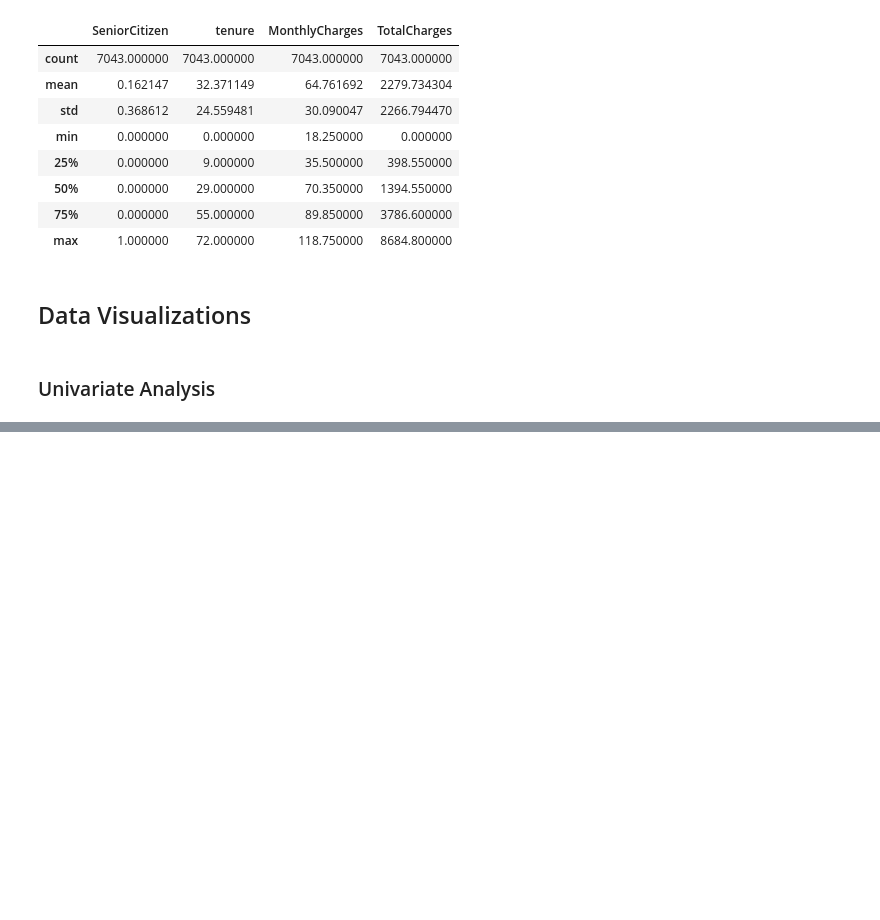
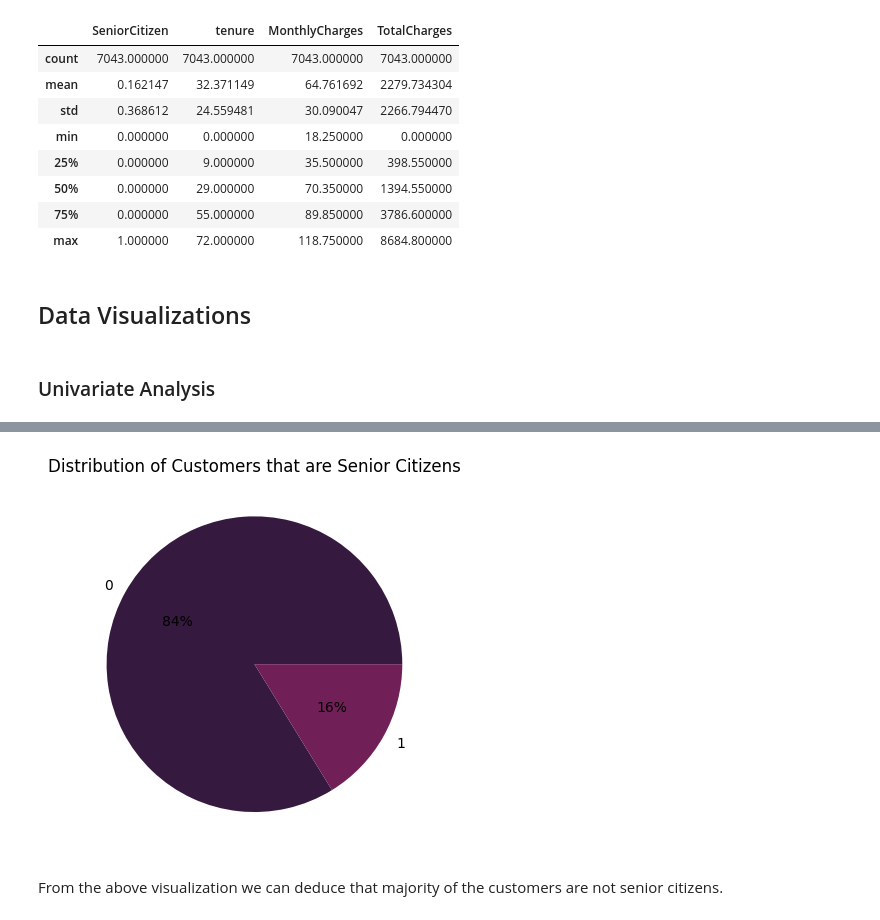
Before and after one commit to Odeyiany2/FLiT-Apprenticeship-Data-Science-Projects, a Jupyter notebook: Project_5 Churn-Prediction-Model-with-Deployment/Churn_Prediction_(1).ipynb, the cells around one changed output, grey strips where cells are left out. Cells and saved outputs as stored; diff of their text form; code cells hidden in the pictures; blank space fills up the shorter version.

```diff
--- a/Project_5 Churn-Prediction-Model-with-Deployment/Churn_Prediction_(1).ipynb
+++ b/Project_5 Churn-Prediction-Model-with-Deployment/Churn_Prediction_(1).ipynb
@@ -154,0 +155,11 @@ TypeError: pie() got an unexpected keyword argument 'colrs'
+# %%
+#senior citizen distribution
+sen = dict(df["SeniorCitizen"].value_counts())
+palette = sns.color_palette("rocket")
+plt.pie(sen.values(), labels = sen.keys(), autopct = "%.0f%%", colors = palette)
+plt.title("Distribution of Customers that are Senior Citizens")
+plt.show();
+# %% [output]
+[figure, added]
+# %% [markdown]
+From the above visualization we can deduce that majority of the customers are not senior citizens.
```
Also changed, not shown: parts of 1 cell of this notebook.
